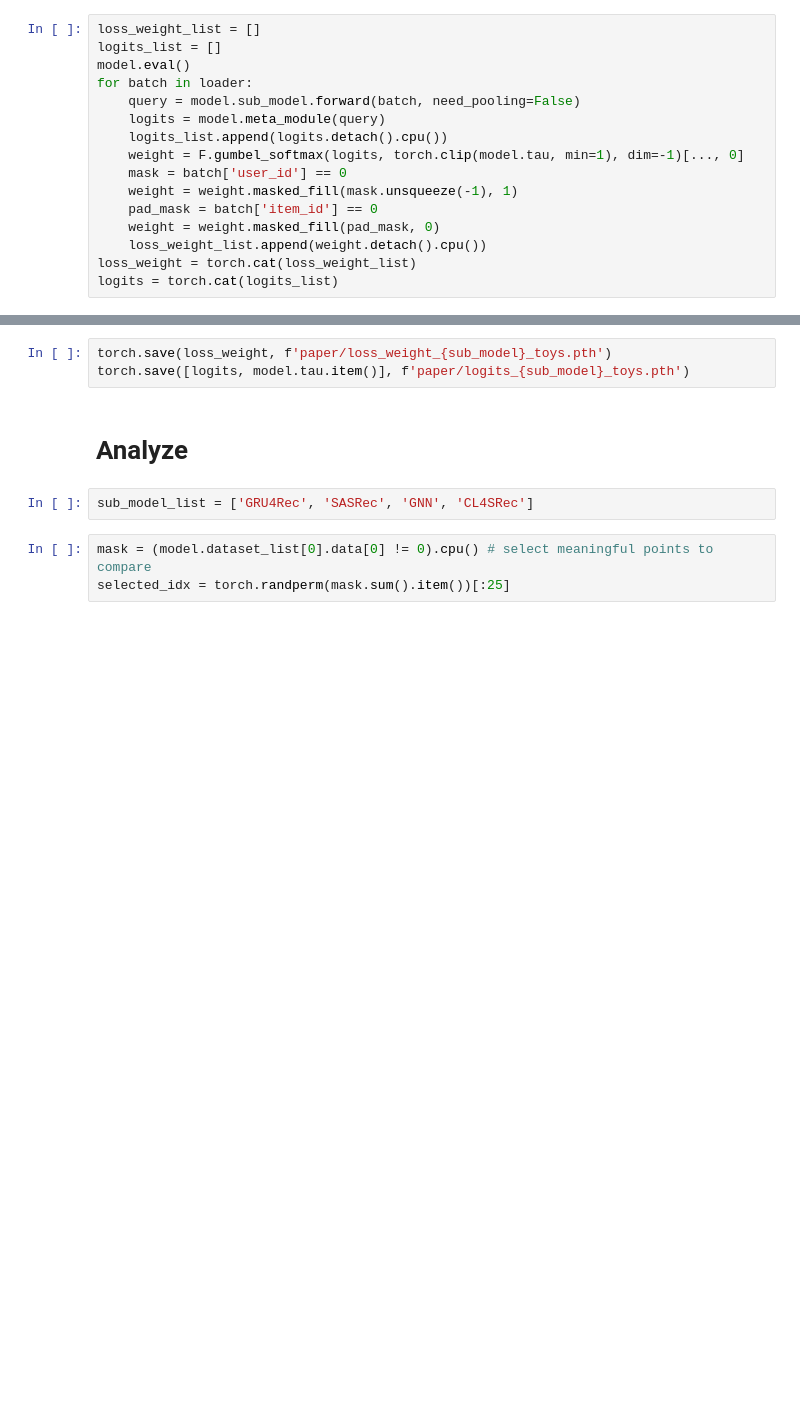
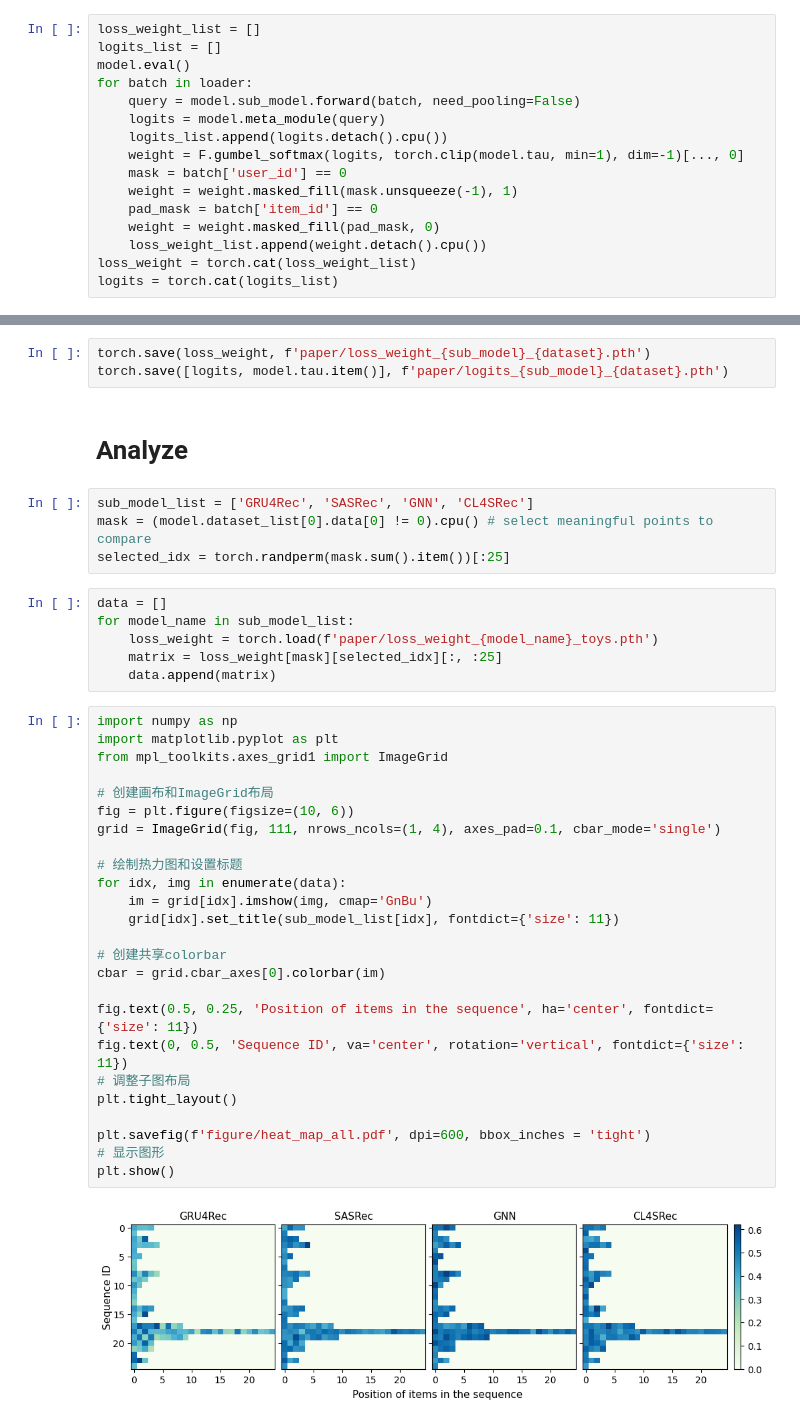
Before and after one commit to USTC-StarTeam/DR4SR, a Jupyter notebook: extract_loss_weight.ipynb, the cells around one changed output, grey strips where cells are left out. Saved outputs shown, nothing was run; the diff lists cells and outputs as text; blank space fills up the shorter version.

Commit message:
[feat] save in 2.3

```diff
--- a/extract_loss_weight.ipynb
+++ b/extract_loss_weight.ipynb
@@ -53,13 +61,45 @@ torch.Size([198, 50, 64])
 # %%
-torch.save(loss_weight, f'paper/loss_weight_{sub_model}_toys.pth')
-torch.save([logits, model.tau.item()], f'paper/logits_{sub_model}_toys.pth')
+torch.save(loss_weight, f'paper/loss_weight_{sub_model}_{dataset}.pth')
+torch.save([logits, model.tau.item()], f'paper/logits_{sub_model}_{dataset}.pth')
 # %% [markdown]
 # Analyze
-# %%
-sub_model_list = ['GRU4Rec', 'SASRec', 'GNN', 'CL4SRec']
 # %%
+sub_model_list = ['GRU4Rec', 'SASRec', 'GNN', 'CL4SRec']
 mask = (model.dataset_list[0].data[0] != 0).cpu() # select meaningful points to compare
 selected_idx = torch.randperm(mask.sum().item())[:25]
+# %%
+data = []
+for model_name in sub_model_list:
+    loss_weight = torch.load(f'paper/loss_weight_{model_name}_toys.pth')
+    matrix = loss_weight[mask][selected_idx][:, :25]
+    data.append(matrix)
+# %%
+import numpy as np
+import matplotlib.pyplot as plt
+from mpl_toolkits.axes_grid1 import ImageGrid
+
+# 创建画布和ImageGrid布局
+fig = plt.figure(figsize=(10, 6))
+grid = ImageGrid(fig, 111, nrows_ncols=(1, 4), axes_pad=0.1, cbar_mode='single')
+
+# 绘制热力图和设置标题
+for idx, img in enumerate(data):
+    im = grid[idx].imshow(img, cmap='GnBu')
+    grid[idx].set_title(sub_model_list[idx], fontdict={'size': 11})
+
+# 创建共享colorbar
+cbar = grid.cbar_axes[0].colorbar(im)
+
+fig.text(0.5, 0.25, 'Position of items in the sequence', ha='center', fontdict={'size': 11})
+fig.text(0, 0.5, 'Sequence ID', va='center', rotation='vertical', fontdict={'size': 11})
+# 调整子图布局
+plt.tight_layout()
+
+plt.savefig(f'figure/heat_map_all.pdf', dpi=600, bbox_inches = 'tight')
+# 显示图形
+plt.show()
+# %% [output]
+[figure, added]
 # %%
 import numpy as np
 import matplotlib.pyplot as plt
```
Also changed, not shown: parts of 3 cells of this notebook, 22 other files.
